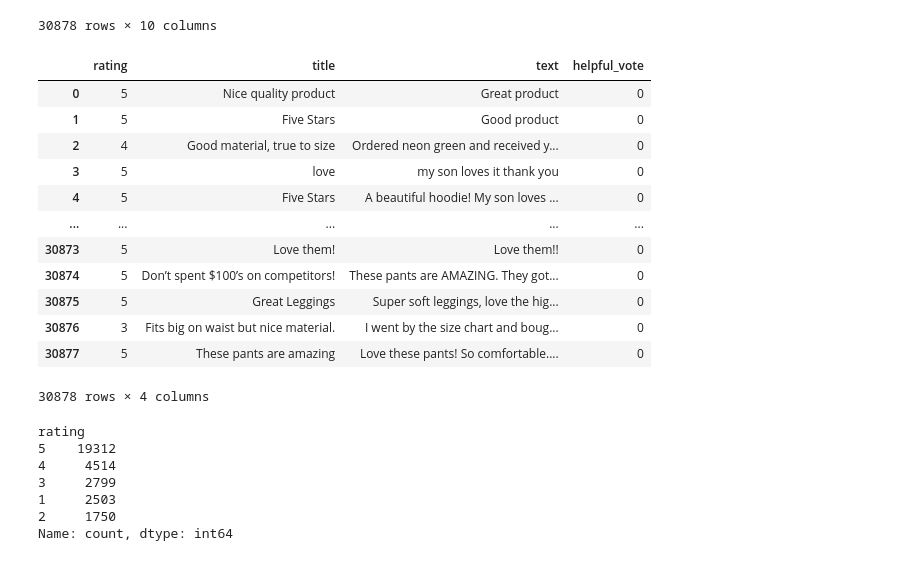
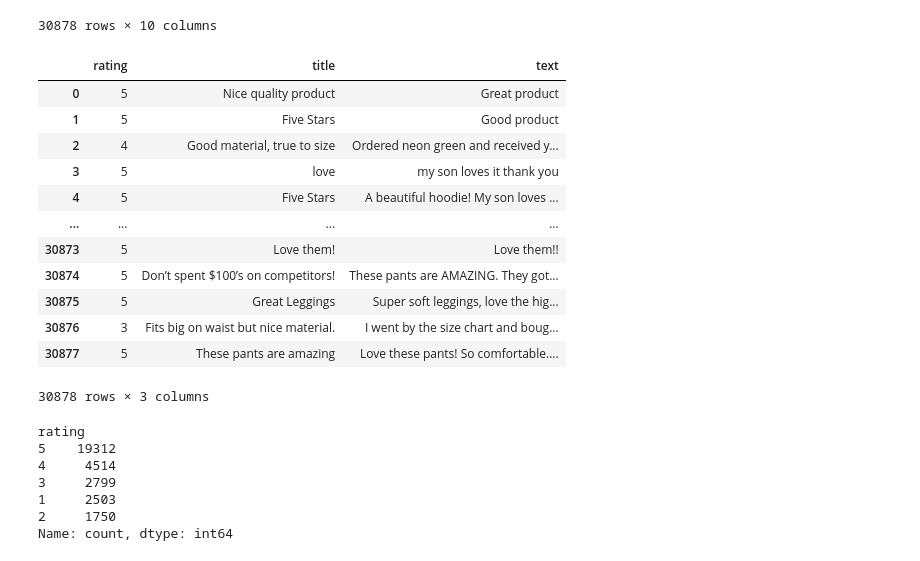
Before and after one commit to smallbrowndog/3-1_project, a Jupyter notebook: f_cleaned.ipynb, the cells around one changed output. Cells and saved outputs as stored; diff of their text form; code cells hidden in the pictures.

```diff
--- a/f_cleaned.ipynb
+++ b/f_cleaned.ipynb
@@ -137,22 +158,22 @@ fin_df
 | 30877 | 5 | These pants are amazing | Love these pants! So comfortable.... | [] | B07S8PNPM4 | B0BVMLJTFS | AFNE7UAR6ZN3QVJYIT5DIKJUVRBA | 2020-01-10 17:20:33.226 | 0 | ... |
 30878 rows × 10 columns
 # %%
-d_fin_df = fin_df.drop(['images', 'asin', 'parent_asin', 'user_id', 'timestamp', 'verified_purchase'], axis=1)
+d_fin_df = fin_df.drop(['images', 'asin', 'parent_asin', 'user_id', 'timestamp', 'verified_purchase', 'helpful_vote'], axis=1)
 d_fin_df
 # %% [output]
-|  | rating | title | text | helpful_vote |
-| 0 | 5 | Nice quality product | Great product | 0 |
-| 1 | 5 | Five Stars | Good product | 0 |
-| 2 | 4 | Good material, true to size | Ordered neon green and received y... | 0 |
-| 3 | 5 | love | my son loves it thank you | 0 |
-| 4 | 5 | Five Stars | A beautiful hoodie! My son loves ... | 0 |
-| ... | ... | ... | ... | ... |
-| 30873 | 5 | Love them! | Love them!! | 0 |
-| 30874 | 5 | Don’t spent $100’s on competitors! | These pants are AMAZING. They got... | 0 |
-| 30875 | 5 | Great Leggings | Super soft leggings, love the hig... | 0 |
-| 30876 | 3 | Fits big on waist but nice material. | I went by the size chart and boug... | 0 |
-| 30877 | 5 | These pants are amazing | Love these pants! So comfortable.... | 0 |
+|  | rating | title | text |
+| 0 | 5 | Nice quality product | Great product |
+| 1 | 5 | Five Stars | Good product |
+| 2 | 4 | Good material, true to size | Ordered neon green and received y... |
+| 3 | 5 | love | my son loves it thank you |
+| 4 | 5 | Five Stars | A beautiful hoodie! My son loves ... |
+| ... | ... | ... | ... |
+| 30873 | 5 | Love them! | Love them!! |
+| 30874 | 5 | Don’t spent $100’s on competitors! | These pants are AMAZING. They got... |
+| 30875 | 5 | Great Leggings | Super soft leggings, love the hig... |
+| 30876 | 3 | Fits big on waist but nice material. | I went by the size chart and boug... |
+| 30877 | 5 | These pants are amazing | Love these pants! So comfortable.... |
-30878 rows × 4 columns
+30878 rows × 3 columns
 # %%
 c_fin_df = fin_df['rating'].value_counts()
 c_fin_df
```
Also changed, not shown: parts of 9 cells of this notebook.
